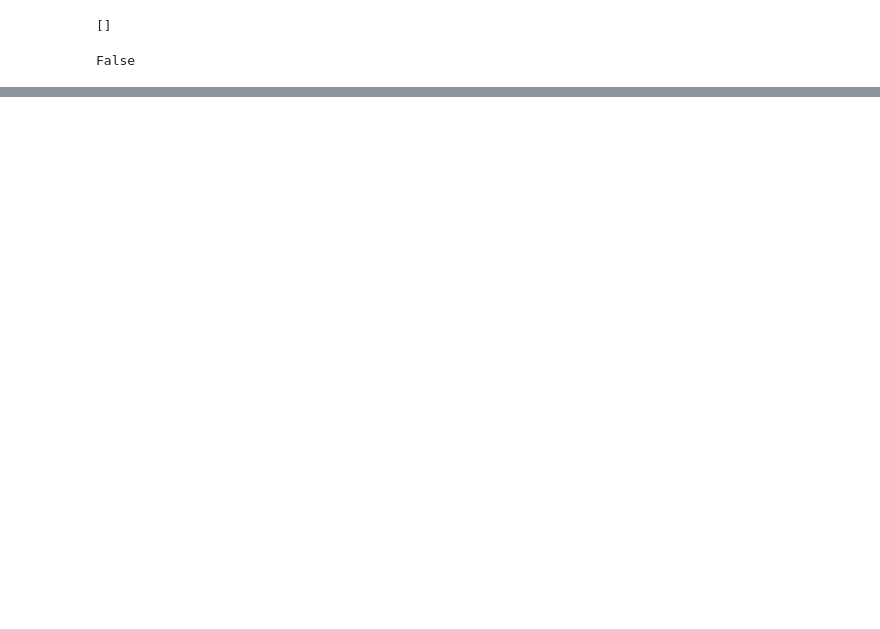
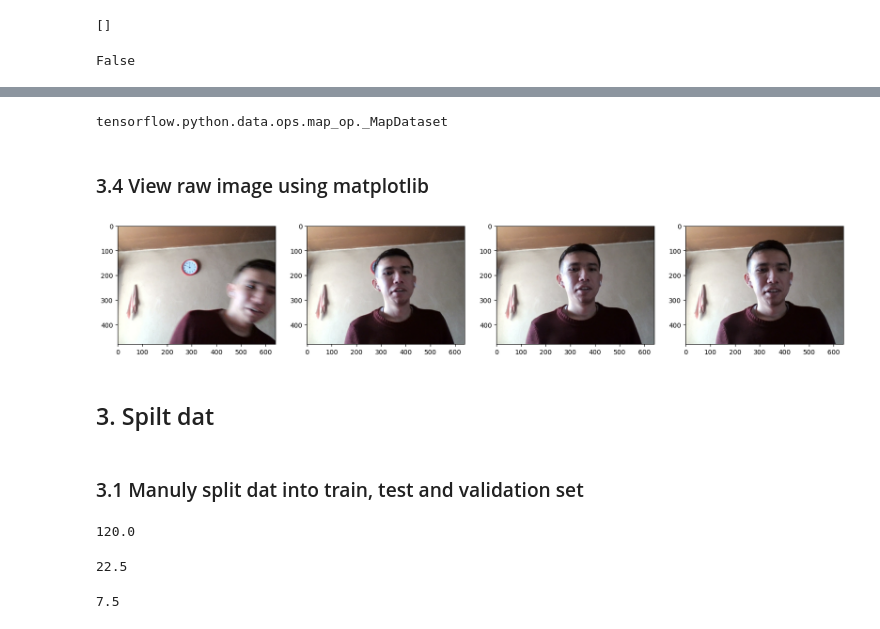
Before and after one commit to Shermukhammat/face-recognition, a Jupyter notebook: main.ipynb, the cells around one changed output, grey strips where cells are left out. Drawn from its saved outputs; the diff is of its cells as text; code cells hidden in the pictures; blank space fills up the shorter version.

```diff
--- a/main.ipynb
+++ b/main.ipynb
@@ -82,0 +91,7 @@ False
+# %%
+def load_image(image):
+    byte_img = tf.io.read_file(image)
+    img = tf.io.decode_jpeg(byte_img)
+    return img
+# %%
+images = images.map(load_image)
@@ -82,0 +118,32 @@ False
+# %%
+type(images)
+# %% [output]
+tensorflow.python.data.ops.map_op._MapDataset
+# %% [markdown]
+### 3.4 View raw image using matplotlib
+# %%
+image_generator = images.batch(4).as_numpy_iterator()
+# %%
+plot_image = image_generator.next()
+# %%
+fig, ax =  plt.subplots(ncols=4, figsize = (20, 20))
+for index, image in enumerate(plot_image):
+    ax[index].imshow(image)
+# %% [output]
+[figure, added]
+# %% [markdown]
+## 3. Spilt dat
+# %% [markdown]
+### 3.1 Manuly split dat into train, test and validation set
+# %%
+80 * 1.5 # 120 to test
+# %% [output]
+120.0
+# %%
+15 * 1.5 # 22 to test
+# %% [output]
+22.5
+# %%
+5 * 1.5 # 8 to validation
+# %% [output]
+7.5
```
Also changed, not shown: parts of 12 cells of this notebook, 15 other files.
